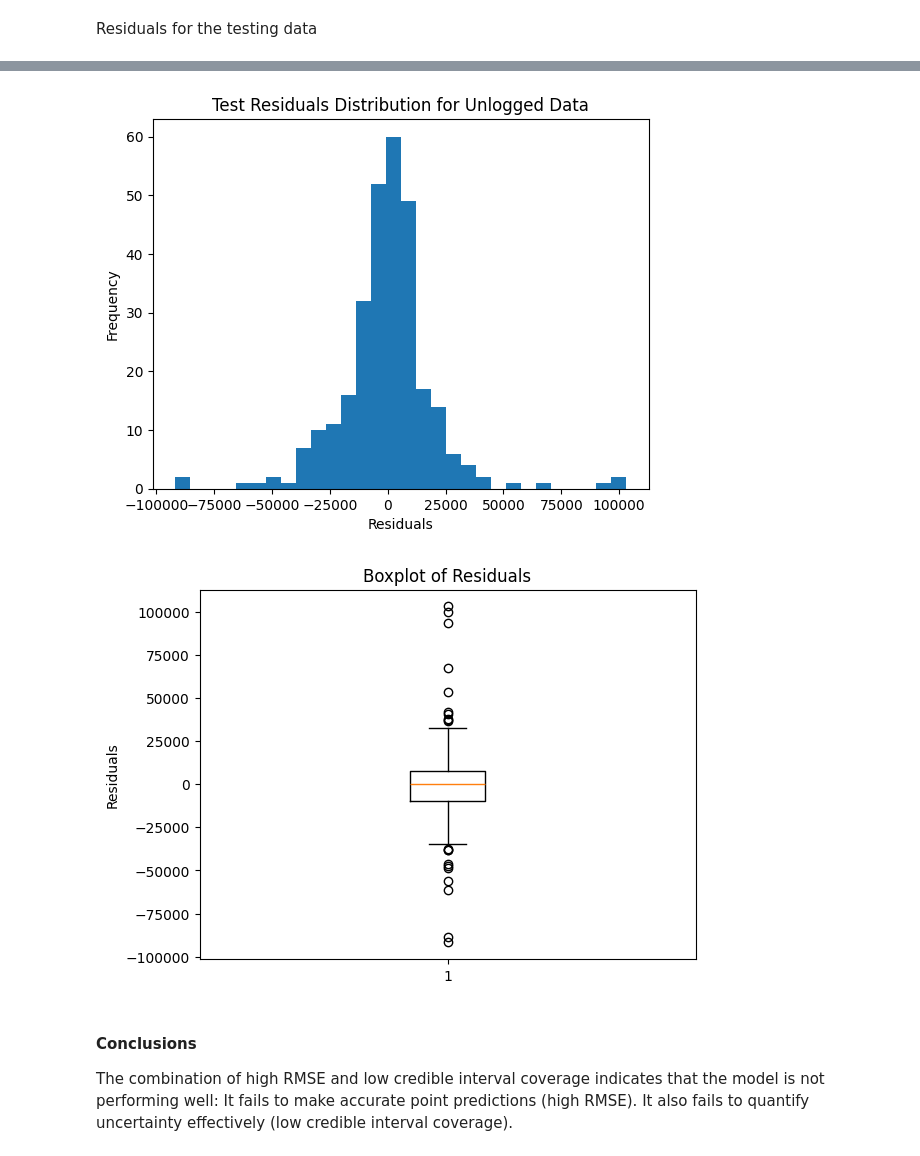
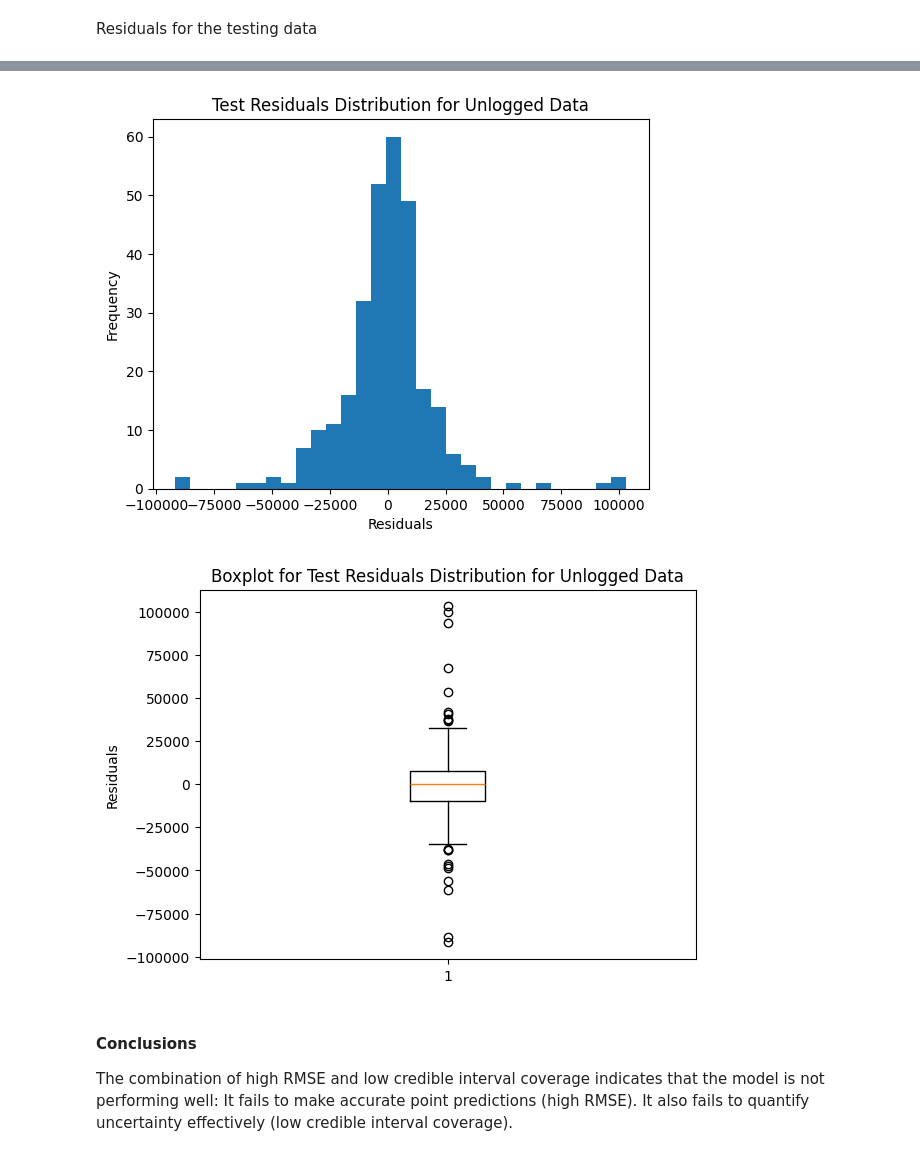
Before and after one commit to samyounes003/statisticsproject, a Jupyter notebook: bayesianInference.ipynb, the cells around one changed output, grey strips where cells are left out. Drawn from its saved outputs; the diff is of its cells as text; code cells hidden in the pictures.

```diff
--- a/bayesianInference.ipynb
+++ b/bayesianInference.ipynb
@@ -325,27 +347,27 @@ Residuals for the testing data
 # %%
 # test_residuals = np.round(np.exp(y_test)) - predicted_mean
 test_residuals = y_test - np.log(predicted_mean)
 plt.hist(test_residuals, bins=30)
 plt.title("Test Residuals Distribution for Logged Data")
 plt.xlabel("Residuals")
 plt.ylabel("Frequency")
 plt.show()
 
 test_residuals = np.round(np.exp(y_test)) - predicted_mean
 plt.hist(test_residuals, bins=30)
 plt.title("Test Residuals Distribution for Unlogged Data")
 plt.xlabel("Residuals")
 plt.ylabel("Frequency")
 plt.show()
 
 plt.boxplot(test_residuals)
-plt.title("Boxplot of Residuals")
+plt.title("Boxplot for Test Residuals Distribution for Unlogged Data")
 plt.ylabel("Residuals")
 plt.show()
 # %% [output]
 [figure]
 [figure]
-[figure, old version]
+[figure, new version]
 # %% [markdown]
 #### Conclusions
 
```
Also changed, not shown: parts of 5 cells of this notebook, 3 other files.
